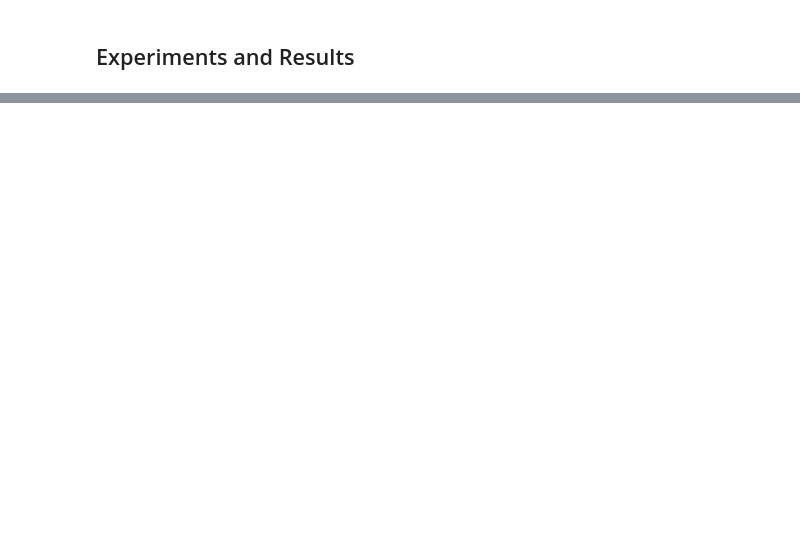
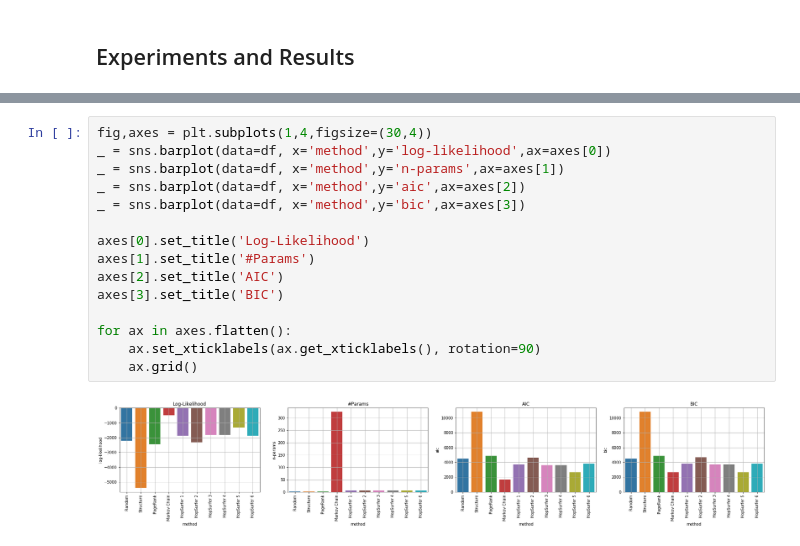
Before and after one commit to gesiscss/HopRank, a Jupyter notebook: likelihood.ipynb, the cells around one changed output, grey strips where cells are left out. Drawn from its saved outputs; the diff is of its cells as text; blank space fills up the shorter version.

```diff
--- a/likelihood.ipynb
+++ b/likelihood.ipynb
@@ -263,0 +657,17 @@ hop rank [0.9375 0.0625]:
+# %%
+fig,axes = plt.subplots(1,4,figsize=(30,4))
+_ = sns.barplot(data=df, x='method',y='log-likelihood',ax=axes[0])
+_ = sns.barplot(data=df, x='method',y='n-params',ax=axes[1])
+_ = sns.barplot(data=df, x='method',y='aic',ax=axes[2])
+_ = sns.barplot(data=df, x='method',y='bic',ax=axes[3])
+
+axes[0].set_title('Log-Likelihood')
+axes[1].set_title('#Params')
+axes[2].set_title('AIC')
+axes[3].set_title('BIC')
+
+for ax in axes.flatten():
+    ax.set_xticklabels(ax.get_xticklabels(), rotation=90)
+    ax.grid()
+# %% [output]
+[figure, added]
```
Also changed, not shown: parts of 27 cells of this notebook.
